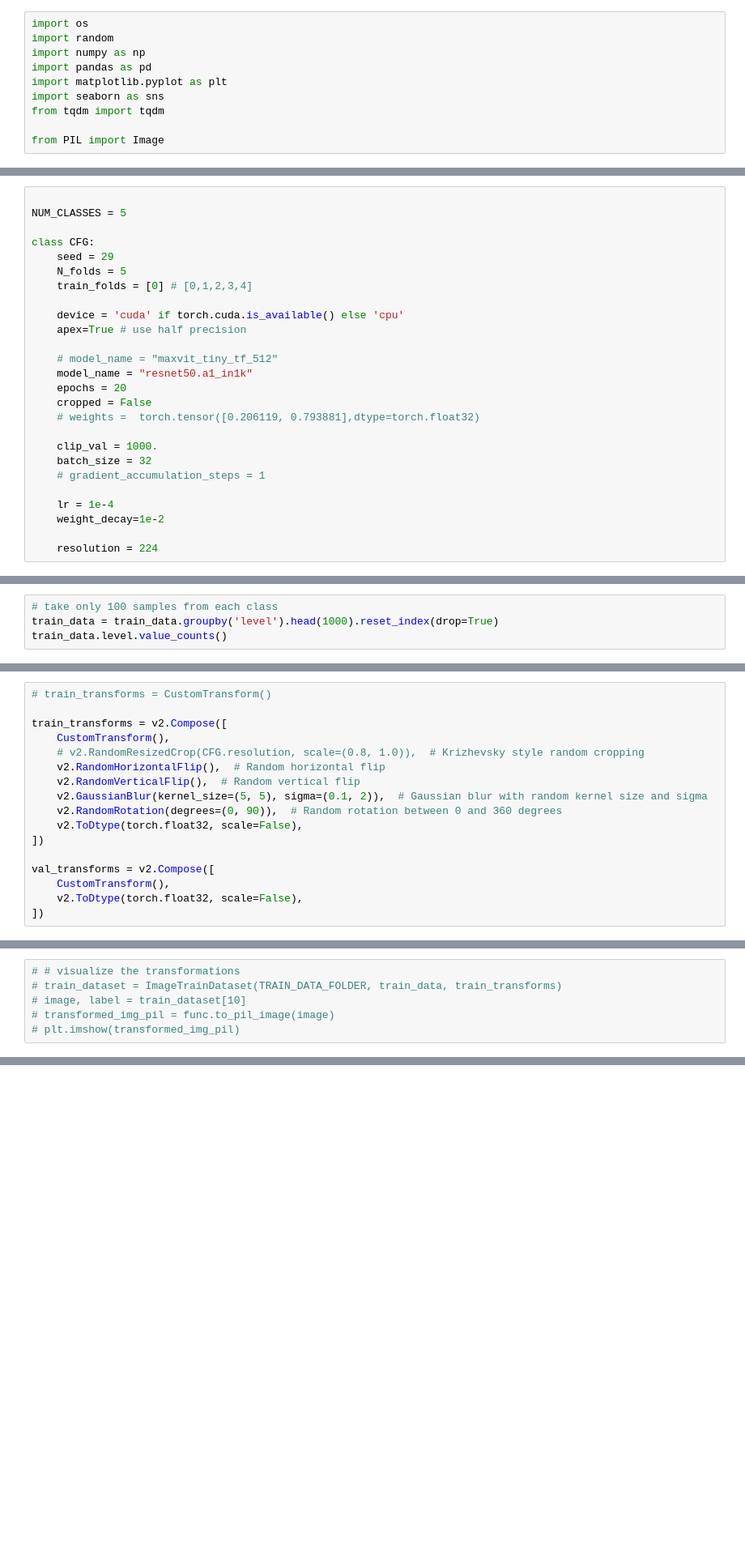
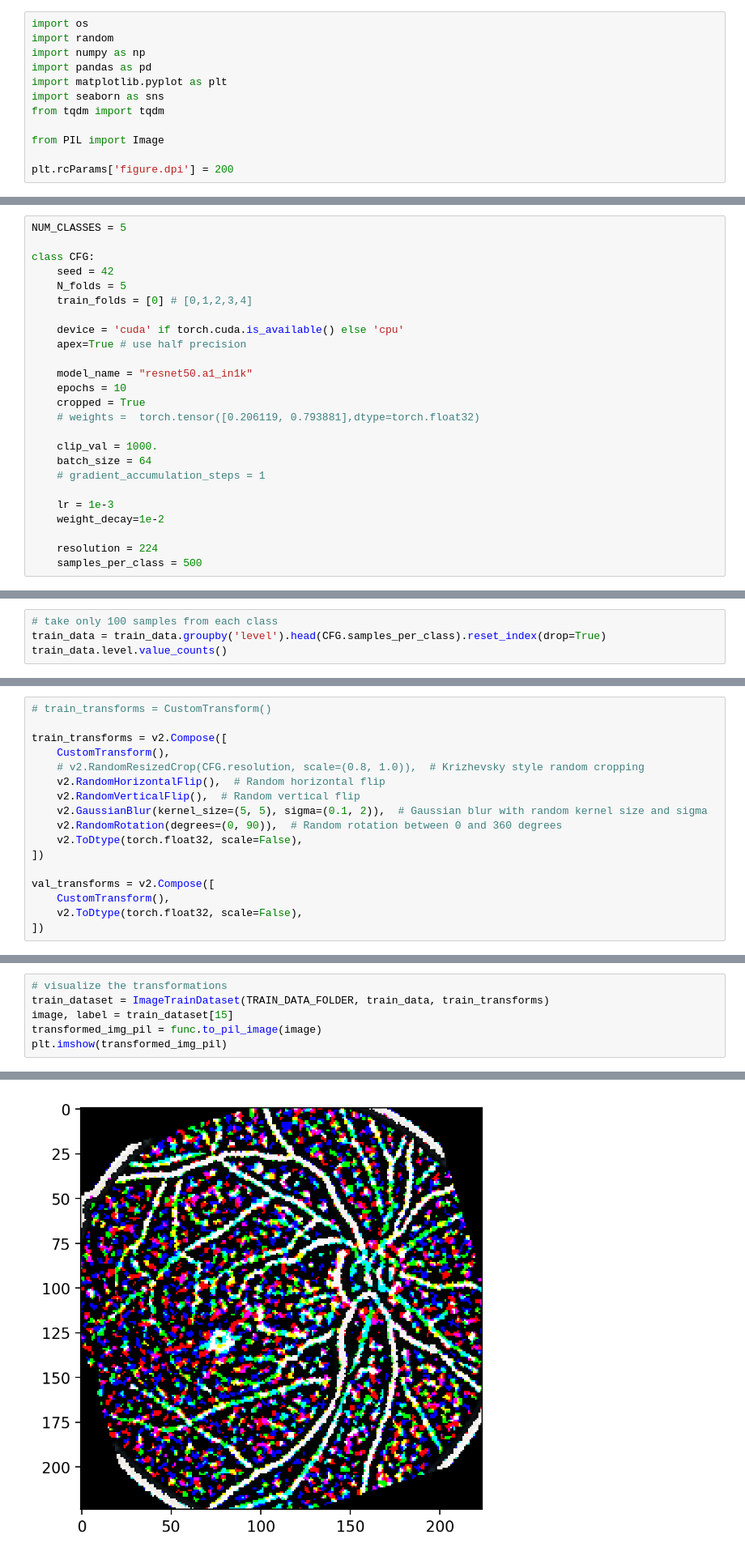
Before and after one commit to aakashks/SupCon-DR, a Jupyter notebook: output/o2.ipynb, the cells around one changed output, grey strips where cells are left out. Shown at 81% size. Drawn from its saved outputs; the diff is of its cells as text; blank space fills up the shorter version.

```diff
--- a/output/o2.ipynb
+++ b/output/o2.ipynb
@@ -26,6 +19,8 @@ import seaborn as sns
 from tqdm import tqdm
 
 from PIL import Image
+
+plt.rcParams['figure.dpi'] = 200
 # %%
 import torch
 import torch.nn.functional as F
@@ -36,31 +31,30 @@ from torchvision.transforms import v2
 
 import timm
 # %%
-
 NUM_CLASSES = 5
 
 class CFG:
-    seed = 29
+    seed = 42
     N_folds = 5
     train_folds = [0] # [0,1,2,3,4]
 
     device = 'cuda' if torch.cuda.is_available() else 'cpu'
     apex=True # use half precision
 
-    # model_name = "maxvit_tiny_tf_512"
     model_name = "resnet50.a1_in1k"
-    epochs = 20
-    cropped = False
+    epochs = 10
+    cropped = True
     # weights =  torch.tensor([0.206119, 0.793881],dtype=torch.float32)
 
     clip_val = 1000.
-    batch_size = 32
+    batch_size = 64
     # gradient_accumulation_steps = 1
 
-    lr = 1e-4
+    lr = 1e-3
     weight_decay=1e-2
 
     resolution = 224
+    samples_per_class = 500
 # %%
 import wandb
 # from kaggle_secrets import UserSecretsClient
@@ -124,7 +118,7 @@ level
 Name: count, dtype: int64
 # %%
 # take only 100 samples from each class
-train_data = train_data.groupby('level').head(1000).reset_index(drop=True)
+train_data = train_data.groupby('level').head(CFG.samples_per_class).reset_index(drop=True)
 train_data.level.value_counts()
 # %% [output]
 level
@@ -203,8 +197,9 @@ class ImageTrainDataset(Dataset):
 
         return image, torch.tensor(label, dtype=torch.long)
 # %%
-# # visualize the transformations
-# train_dataset = ImageTrainDataset(TRAIN_DATA_FOLDER, train_data, train_transforms)
-# image, label = train_dataset[10]
-# transformed_img_pil = func.to_pil_image(image)
-# plt.imshow(transformed_img_pil)
+# visualize the transformations
+train_dataset = ImageTrainDataset(TRAIN_DATA_FOLDER, train_data, train_transforms)
+image, label = train_dataset[15]
+transformed_img_pil = func.to_pil_image(image)
+plt.imshow(transformed_img_pil)
+# %% [output]
@@ -211,3 +207,4 @@ class ImageTrainDataset(Dataset):
+[figure, added]
 # %% [markdown]
 # Metric
 # %%
```
Also changed, not shown: parts of 17 cells of this notebook, 4 other files.
